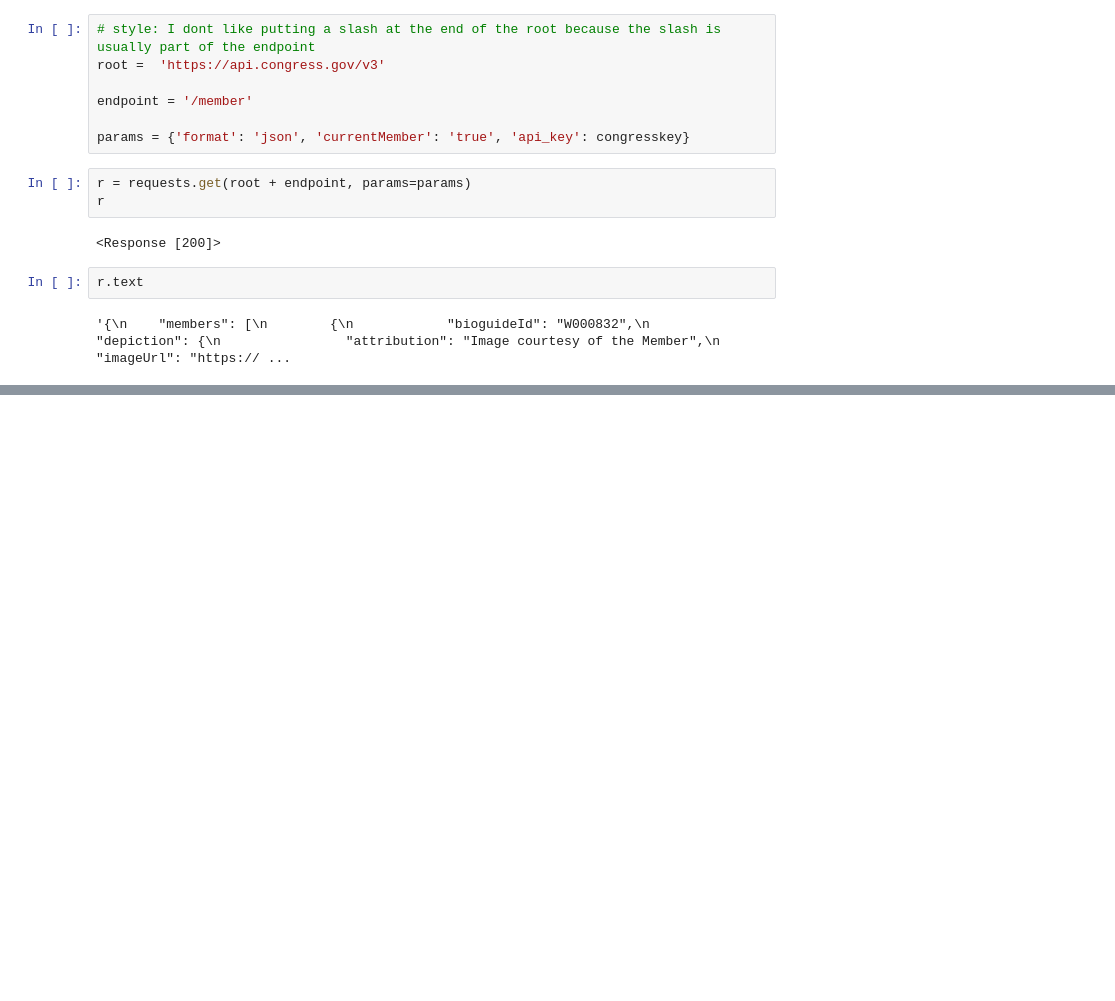
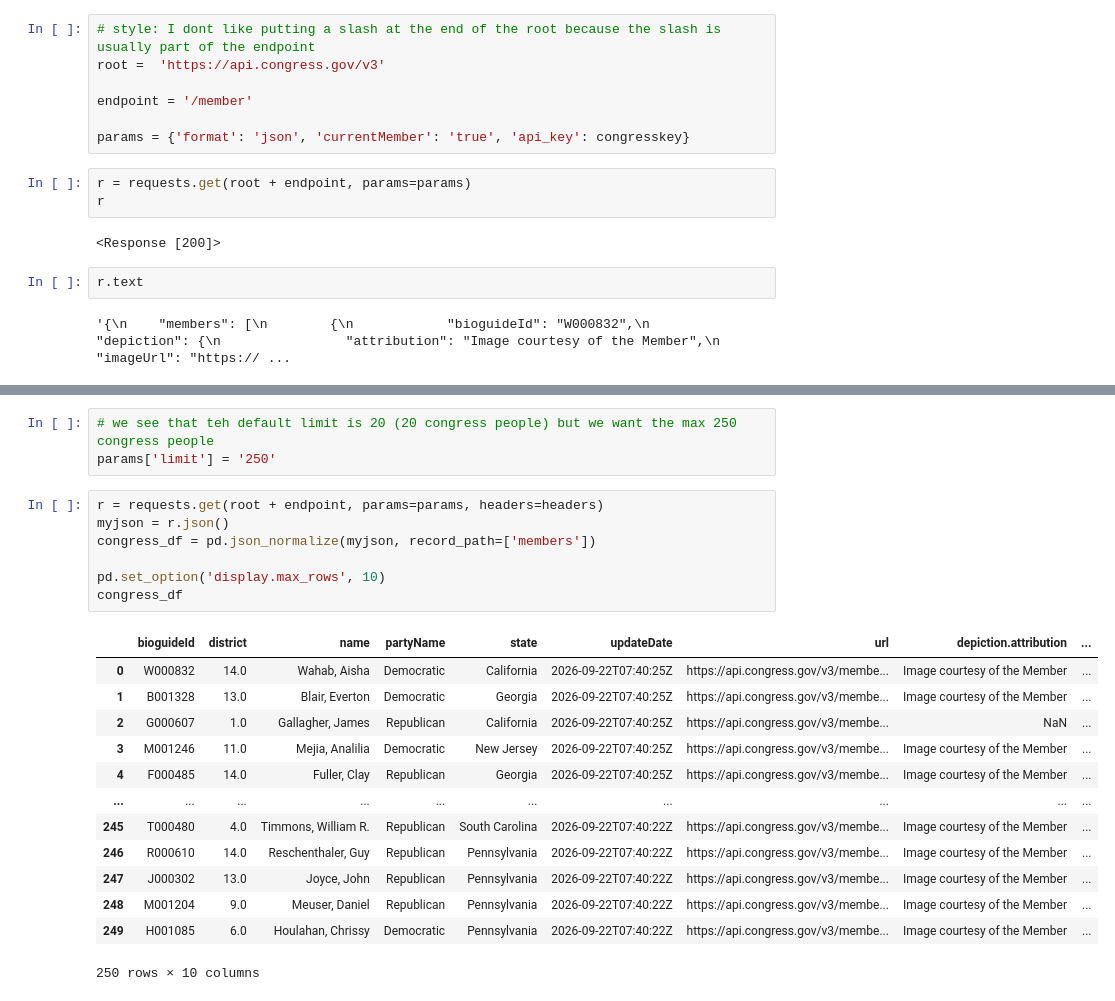
Before and after one commit to Graviton12/congress_transparency_class26, a Jupyter notebook: notebooks/demo_09_19_2026.ipynb, the cells around one changed output, grey strips where cells are left out. Cells and saved outputs as stored; diff of their text form; blank space fills up the shorter version.

```diff
--- a/notebooks/demo_09_19_2026.ipynb
+++ b/notebooks/demo_09_19_2026.ipynb
@@ -65,0 +201,24 @@ r.json()
+# %%
+# we see that teh default limit is 20 (20 congress people) but we want the max 250 congress people
+params['limit'] = '250'
+# %%
+r = requests.get(root + endpoint, params=params, headers=headers)
+myjson = r.json()
+congress_df = pd.json_normalize(myjson, record_path=['members'])
+
+pd.set_option('display.max_rows', 10)
+congress_df
+# %% [output]
+|  | bioguideId | district | name | partyName | state | updateDate | url | depiction.attribution | ... |
+| 0 | W000832 | 14.0 | Wahab, Aisha | Democratic | California | 2026-09-22T07:40:25Z | https://api.congress.gov/v3/membe... | Image courtesy of the Member | ... |
+| 1 | B001328 | 13.0 | Blair, Everton | Democratic | Georgia | 2026-09-22T07:40:25Z | https://api.congress.gov/v3/membe... | Image courtesy of the Member | ... |
+| 2 | G000607 | 1.0 | Gallagher, James | Republican | California | 2026-09-22T07:40:25Z | https://api.congress.gov/v3/membe... | NaN | ... |
+| 3 | M001246 | 11.0 | Mejia, Analilia | Democratic | New Jersey | 2026-09-22T07:40:25Z | https://api.congress.gov/v3/membe... | Image courtesy of the Member | ... |
+| 4 | F000485 | 14.0 | Fuller, Clay | Republican | Georgia | 2026-09-22T07:40:25Z | https://api.congress.gov/v3/membe... | Image courtesy of the Member | ... |
+| ... | ... | ... | ... | ... | ... | ... | ... | ... | ... |
+| 245 | T000480 | 4.0 | Timmons, William R. | Republican | South Carolina | 2026-09-22T07:40:22Z | https://api.congress.gov/v3/membe... | Image courtesy of the Member | ... |
+| 246 | R000610 | 14.0 | Reschenthaler, Guy | Republican | Pennsylvania | 2026-09-22T07:40:22Z | https://api.congress.gov/v3/membe... | Image courtesy of the Member | ... |
+| 247 | J000302 | 13.0 | Joyce, John | Republican | Pennsylvania | 2026-09-22T07:40:22Z | https://api.congress.gov/v3/membe... | Image courtesy of the Member | ... |
+| 248 | M001204 | 9.0 | Meuser, Daniel | Republican | Pennsylvania | 2026-09-22T07:40:22Z | https://api.congress.gov/v3/membe... | Image courtesy of the Member | ... |
+| 249 | H001085 | 6.0 | Houlahan, Chrissy | Democratic | Pennsylvania | 2026-09-22T07:40:22Z | https://api.congress.gov/v3/membe... | Image courtesy of the Member | ... |
+250 rows × 10 columns
```
Also changed, not shown: parts of 25 cells of this notebook.
